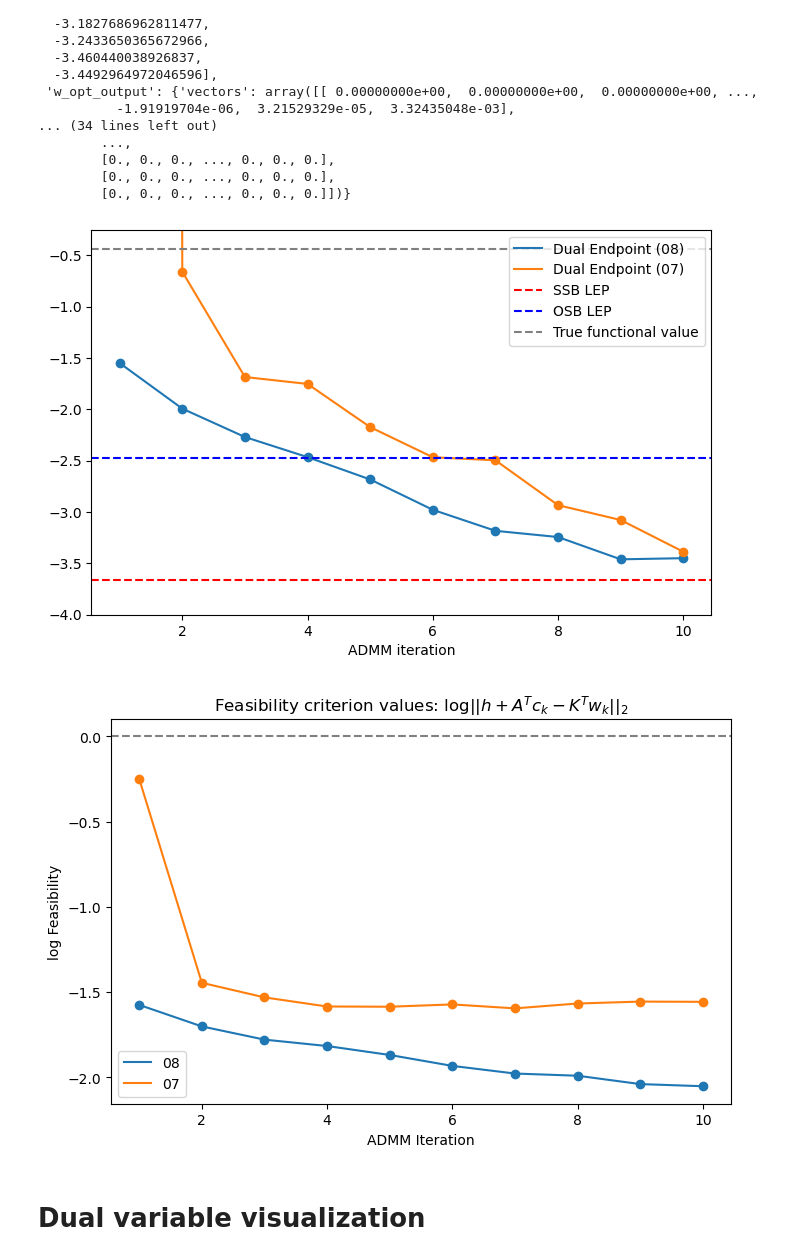
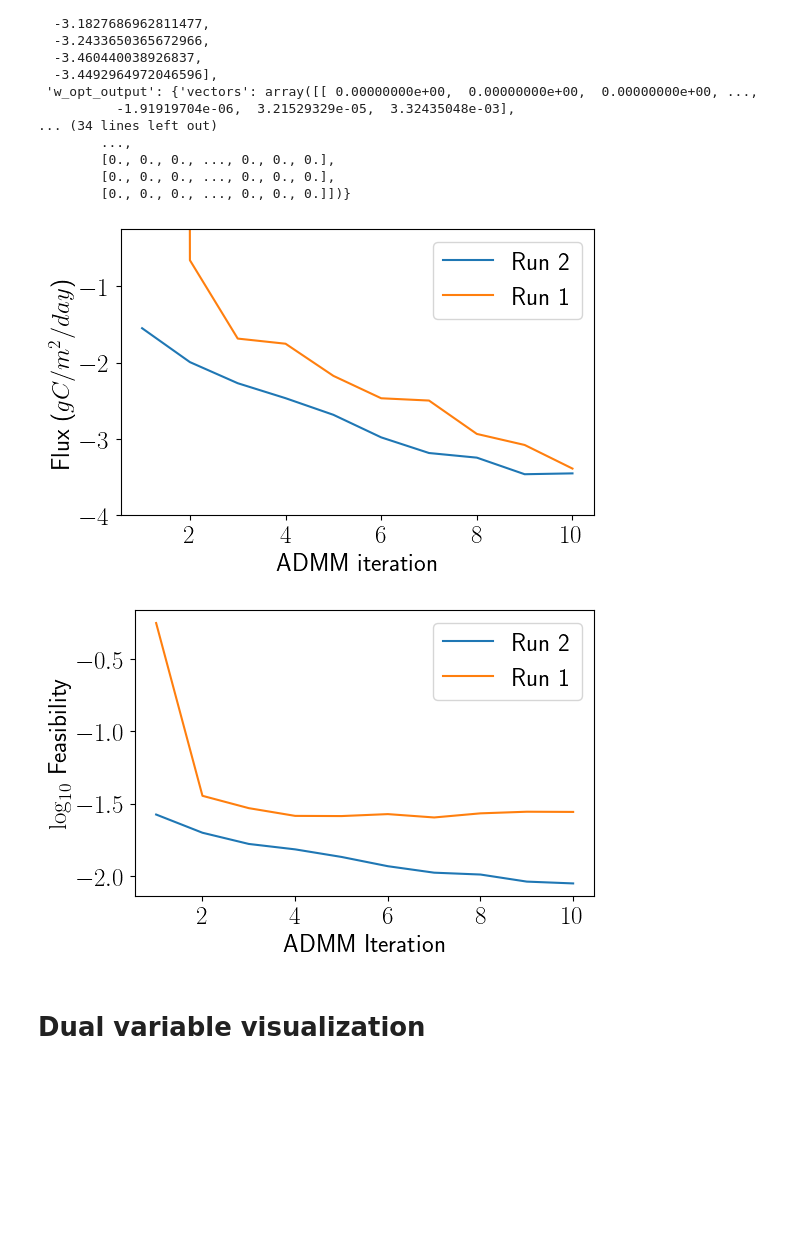
Before and after one commit to mcstanle/cf_inversion_sb_admm, a Jupyter notebook: output_investigation_08.ipynb, the cells around one changed output. Saved outputs shown, nothing was run; the diff lists cells and outputs as text; code cells hidden in the pictures; blank space fills up the shorter version.

```diff
--- a/output_investigation_08.ipynb
+++ b/output_investigation_08.ipynb
@@ -18,12 +18,22 @@ from generate_opt_objects import A_b_generation
 # %% [output]
 **PNC:/Users/mikestanley/anaconda3/envs/mc_sampling/lib/python3.8/site-packages/PseudoNetCDF/pncwarn.py:24:UserWarning:
   pyproj could not be found, so IO/API coordinates cannot be converted to lat/lon; to fix, install pyproj or basemap (e.g., `pip install pyproj)`
+# %%
+import matplotlib
+
+# matplotlib settings
+matplotlib.rcParams['text.usetex'] = True
+plt.rcParams.update({'font.size': 18})
+plt.rc('text.latex', preamble=r'\usepackage{bm}')
 # %%
 # results base directory
 BASE_DIR = './data/carbon_flux/results'
 
 # save filepath
 SAVE_FIG_BASE = '../figures/interval_optimizations/continental_US_jun2010/dual/08'
+
+# plotting directory
+IMAGE_PATH = '/Users/mikestanley/Research/Carbon_Flux/optimization/figures/final_images'
 # %%
 # paths
 OBS_FP = '../fixed_optimization_inputs/y_affine_corrected.npy'
@@ -150,7 +160,7 @@ traj_c_09 = all_obj_vals[141:144]
 traj_w_10 = all_obj_vals[144:157]
 traj_c_10 = all_obj_vals[157:]
 # %%
-fig, ax = plt.subplots(ncols=4, nrows=5, figsize=(12, 15), sharex=True)
+fig, ax = plt.subplots(ncols=4, nrows=5, figsize=(15, 20), sharex=True)
 
 # iteration 1
 ax[0, 0].plot(np.arange(1, len(traj_w_01) + 1), traj_w_01)
@@ -215,5 +225,16 @@ ax[4, 1].set_title('Iter 9: c opt')
 ax[4, 2].set_title('Iter 10: w opt')
 ax[4, 3].set_title('Iter 10: c opt')
 
+for i in range(5):
+    for j in range(4):
+
+        # rotate tick labele
+#         ax[i, j].tick_params(axis='x', labelrotation=90)
+
+        # remove offset axis text
+        ax[i, j].yaxis.offsetText.set_visible(False)
+
+plt.tight_layout()
+plt.savefig(IMAGE_PATH + '/dual_suboptimization_convergence.png', dpi=300)
 plt.show()
 # %% [output]
@@ -258,29 +279,31 @@ for i in range(0, 10):
         h + A.T @ final_res_07['c_opt_output']['vectors'][i] - final_res['KTw_vecs'][i]
     )
 # %%
-plt.figure(figsize=(8, 5))
+plt.figure(figsize=(6, 4))
 x_vals = np.arange(1, 11)
 obj_vals = final_res['objective_evals']
 
 # 08 numbers
-plt.plot(x_vals, obj_vals, label='Dual Endpoint (08)')
-plt.scatter(x_vals, obj_vals)
+plt.plot(x_vals, obj_vals, label='Run 2')
+# plt.scatter(x_vals, obj_vals)
 
 # 07 numbers
-plt.plot(x_vals_07, obj_vals_07, label='Dual Endpoint (07)')
-plt.scatter(x_vals_07, obj_vals_07)
+plt.plot(x_vals_07, obj_vals_07, label='Run 1')
+# plt.scatter(x_vals_07, obj_vals_07)
 
-plt.axhline(-3.665, linestyle='--', label='SSB LEP', color='red')
-plt.axhline(-2.478, linestyle='--', label='OSB LEP', color='blue')
-plt.axhline(-0.436, linestyle='--', label='True functional value', color='gray')
+# plt.axhline(-3.665, linestyle='--', label='SSB LEP', color='red')
+# plt.axhline(-2.478, linestyle='--', label='OSB LEP', color='blue')
+# plt.axhline(-0.436, linestyle='--', label='True functional value', color='gray')
 plt.legend()
 plt.xlabel('ADMM iteration')
-
+plt.ylabel('Flux ($gC/m^{2}/day$)')
 plt.ylim(-4, -0.25)
+plt.tight_layout()
+plt.savefig(IMAGE_PATH + '/dual_optimality.png', dpi=300)
 
 plt.show()
 # %% [output]
-[figure, old version]
+[figure, new version]
 # %%
 # get feasibility values for other iterations
 IDX = 10
@@ -289,22 +312,25 @@ for i in range(0, IDX):
     feasibility_08[i] = np.linalg.norm(h + A.T @ final_res['c_opt_output']['vectors'][i] - final_res['KTw_vecs'][i])
 # %%
 # plot feasility valies
-plt.figure(figsize=(8, 5))
-plt.plot(x_vals, np.log10(feasibility_08), label='08')
-plt.scatter(x_vals, np.log10(feasibility_08))
+plt.figure(figsize=(6, 4))
+plt.plot(x_vals, np.log10(feasibility_08), label='Run 2')
+# plt.scatter(x_vals, np.log10(feasibility_08))
 
-plt.plot(x_vals_07, np.log10(feasibility_07), label='07')
-plt.scatter(x_vals_07, np.log10(feasibility_07))
+plt.plot(x_vals_07, np.log10(feasibility_07), label='Run 1')
+# plt.scatter(x_vals_07, np.log10(feasibility_07))
 
-plt.axhline(0, linestyle='--', color='gray')
+# plt.axhline(0, linestyle='--', color='gray')
 plt.legend()
 
 plt.xlabel('ADMM Iteration')
-plt.ylabel('log Feasibility')
-plt.title(r'Feasibility criterion values: $\log || h + A^T c_k - K^T w_k ||_2$')
+# plt.ylabel(r'Feasibility - $\log || \bm{h} + \bm{A}^T \bm{c}_k - \bm{K}^T \bm{w}_k ||_2$')
+plt.ylabel(r'$\log_{10}$ Feasibility')
+# plt.title(r'Feasibility criterion values: $\log || h + A^T c_k - K^T w_k ||_2$')
+plt.tight_layout()
+plt.savefig(IMAGE_PATH + '/dual_feasibility.png', dpi=300)
 plt.show()
 # %% [output]
-[figure, old version]
+[figure, new version]
 # %% [markdown]
 # Dual variable visualization
 # %%
```
Also changed, not shown: parts of 2 cells of this notebook, 8 other files.
